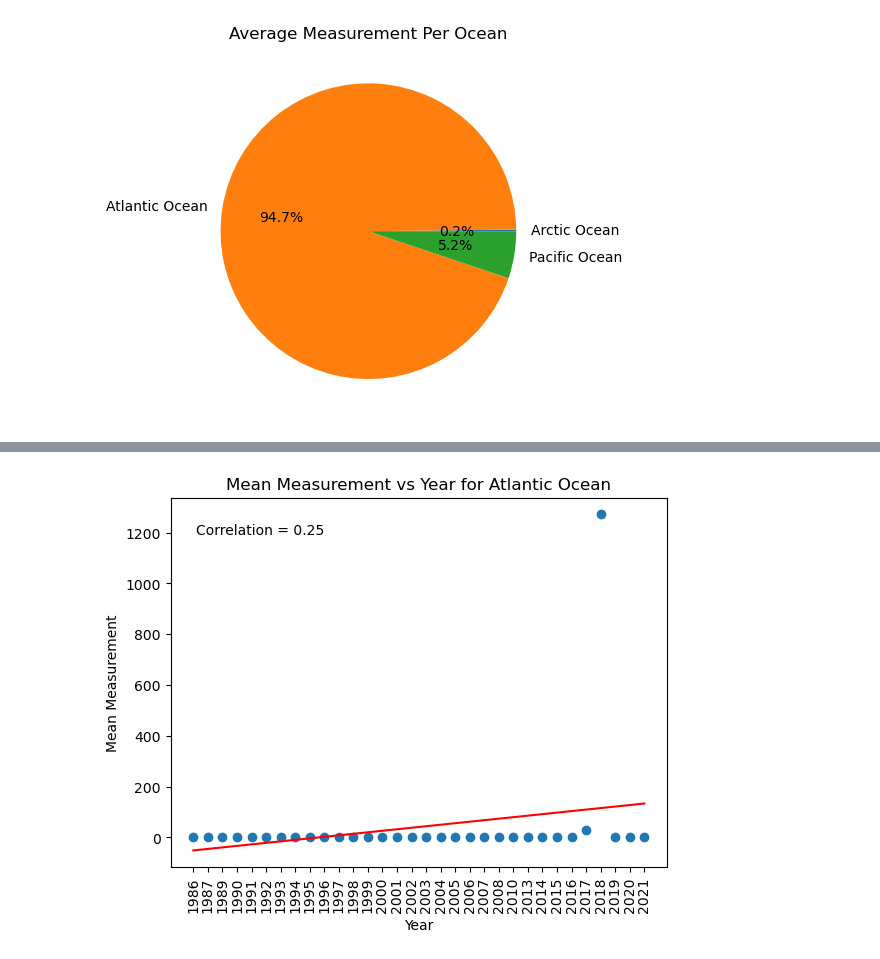
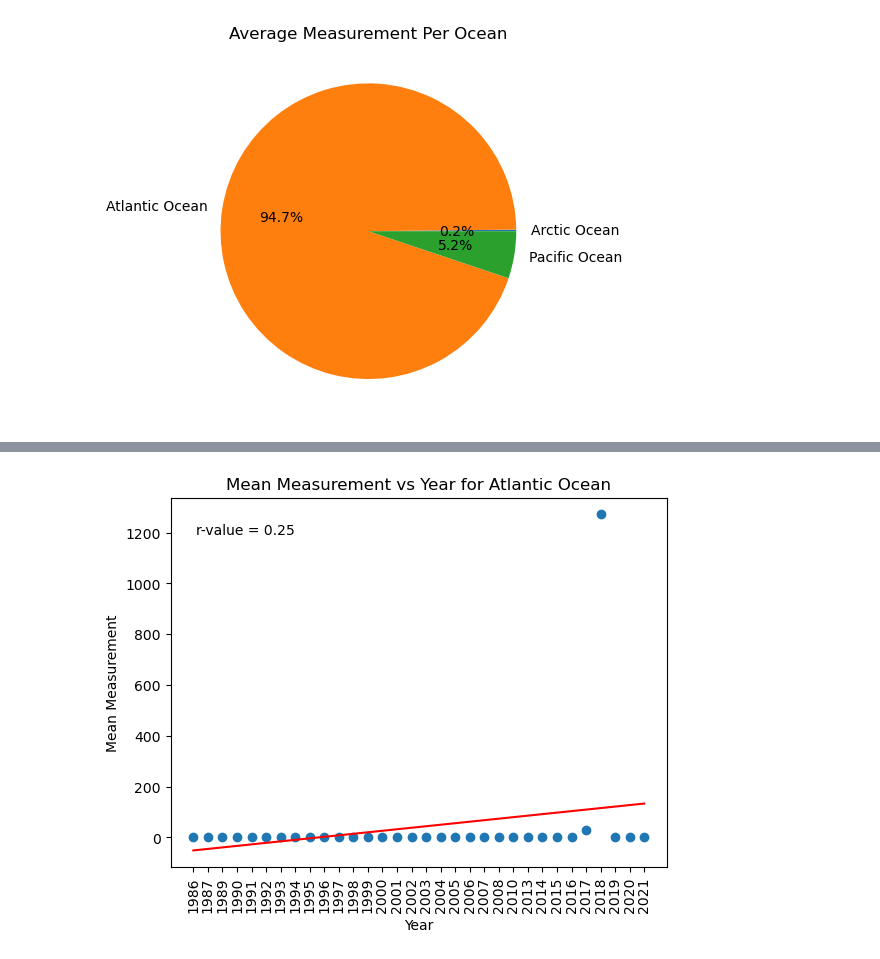
Before and after one commit to emalaki/Project-1, a Jupyter notebook: aa-notebook.ipynb, the cells around one changed output, grey strips where cells are left out. Cells and saved outputs as stored; diff of their text form; code cells hidden in the pictures.

```diff
--- a/aa-notebook.ipynb
+++ b/aa-notebook.ipynb
@@ -306,24 +306,24 @@ plt.show()
 # %%
 #finding scatter plot for atlantic ocean
 le = LabelEncoder()
 atlantic_mean_df['Year_num'] = le.fit_transform(atlantic_mean_df['Year'])
 
 slope, intercept, r_value, p_value, std_err = stats.linregress(atlantic_mean_df['Year_num'], atlantic_mean_df['Measurement'])
 regression_line = slope * atlantic_mean_df['Year_num'] + intercept
 
 plt.scatter(atlantic_mean_df['Year_num'], atlantic_mean_df['Measurement'])
 plt.plot(atlantic_mean_df['Year_num'], regression_line, color='red')
 
 plt.xticks(atlantic_mean_df['Year_num'], atlantic_mean_df['Year'], rotation=90)
 
 corr_coef = round(r_value, 2)
-plt.annotate(f"Correlation = {corr_coef}", xy=(0.05, 0.9), xycoords='axes fraction')
+plt.annotate(f"r-value = {corr_coef}", xy=(0.05, 0.9), xycoords='axes fraction')
 
 plt.title('Mean Measurement vs Year for Atlantic Ocean')
 plt.xlabel('Year')
 plt.ylabel('Mean Measurement')
 
 plt.savefig("output_data/Fig5.png")
 plt.show()
 # %% [output]
-[figure, old version]
+[figure, new version]
```
Also changed, not shown: parts of 11 cells of this notebook, 7 other files.
